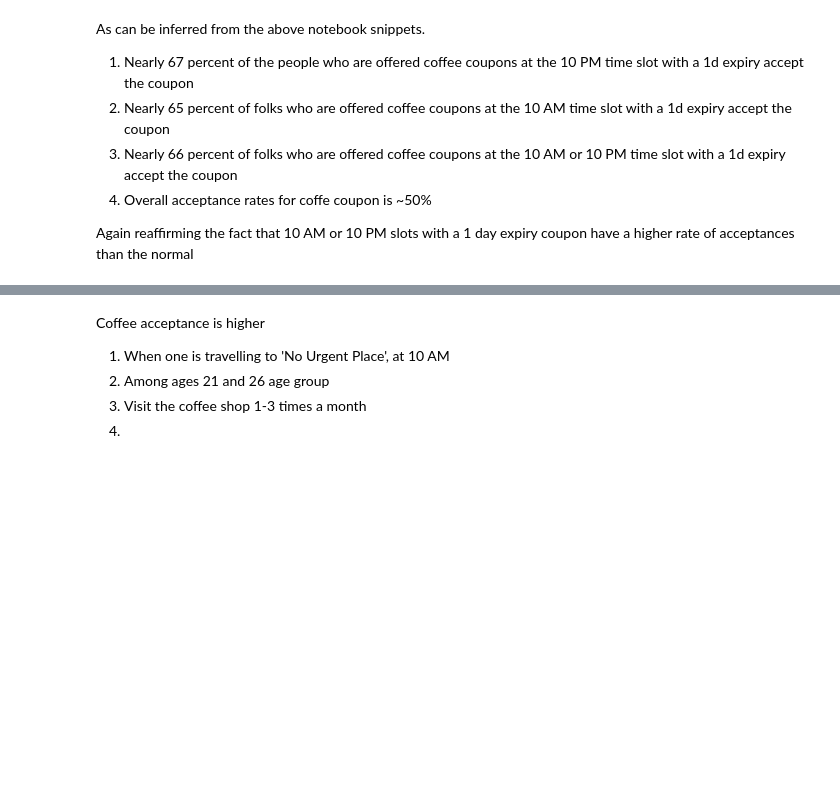
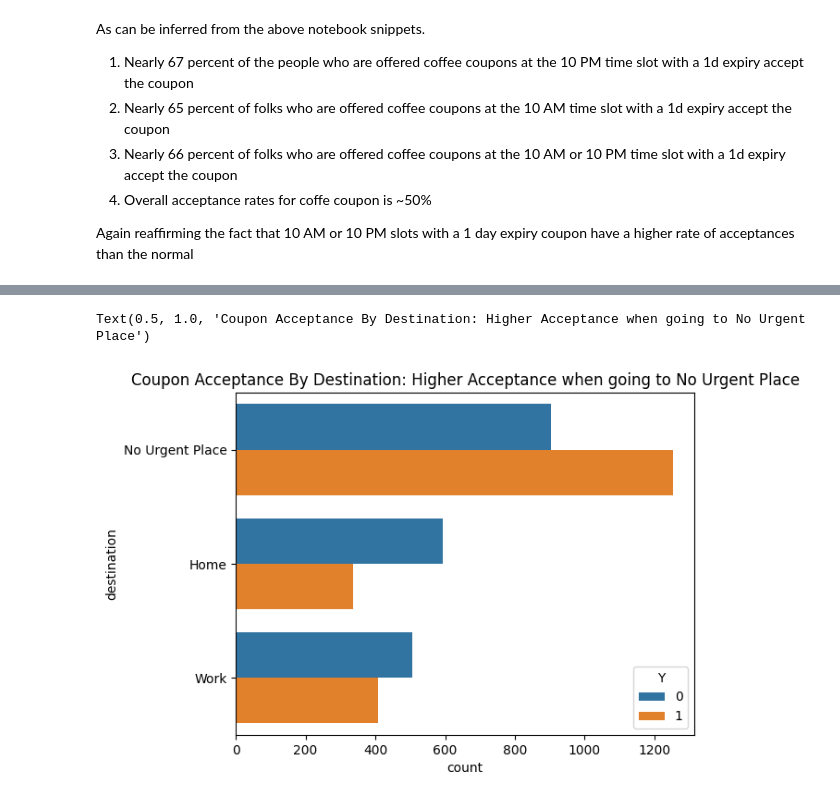
Before and after one commit to HariHebb/Practical-Application-Mod-5, a Jupyter notebook: prompt.ipynb, the cells around one changed output, grey strips where cells are left out. Saved outputs shown, nothing was run; the diff lists cells and outputs as text; code cells hidden in the pictures; blank space fills up the shorter version.

```diff
--- a/prompt.ipynb
+++ b/prompt.ipynb
@@ -618,6 +619,8 @@ images/CoffeeCouponAcceptanceByage
-# %% [markdown]
-Coffee acceptance is higher
-1. When one is travelling to 'No Urgent Place', at 10 AM
-2. Among ages 21 and 26 age group
-3. Visit the coffee shop 1-3 times a month
-4.
+# %%
+sns.countplot(y="destination", data=data_cleansed_coffeehouse_only,hue="Y")
+plt.xlabel="Coupon Acceptance"
+plt.ylabel="Destination"
+plt.title("Coupon Acceptance By Destination: Higher Acceptance when going to No Urgent Place")
+# %% [output]
+Text(0.5, 1.0, 'Coupon Acceptance By Destination: Higher Acceptance when going to No Urgent Place')
+[figure, added]
```
Also changed, not shown: parts of 14 cells of this notebook.
